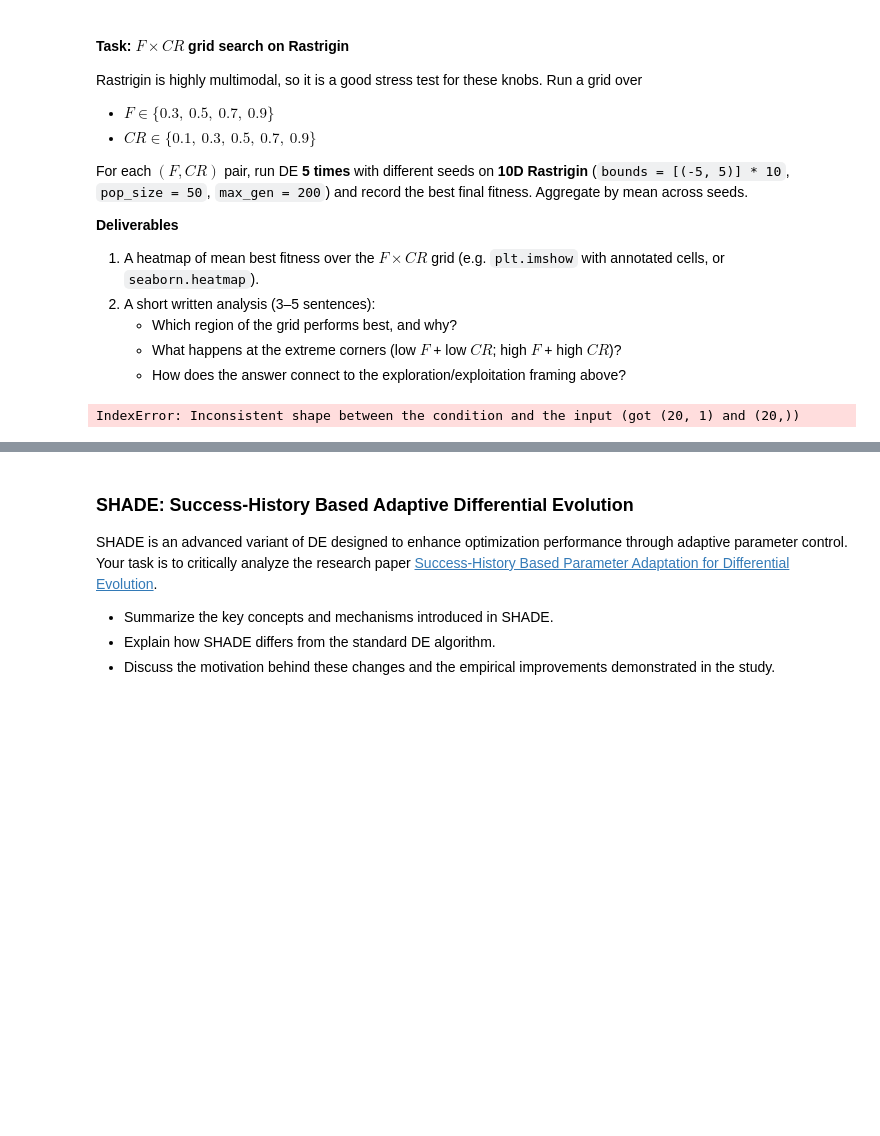
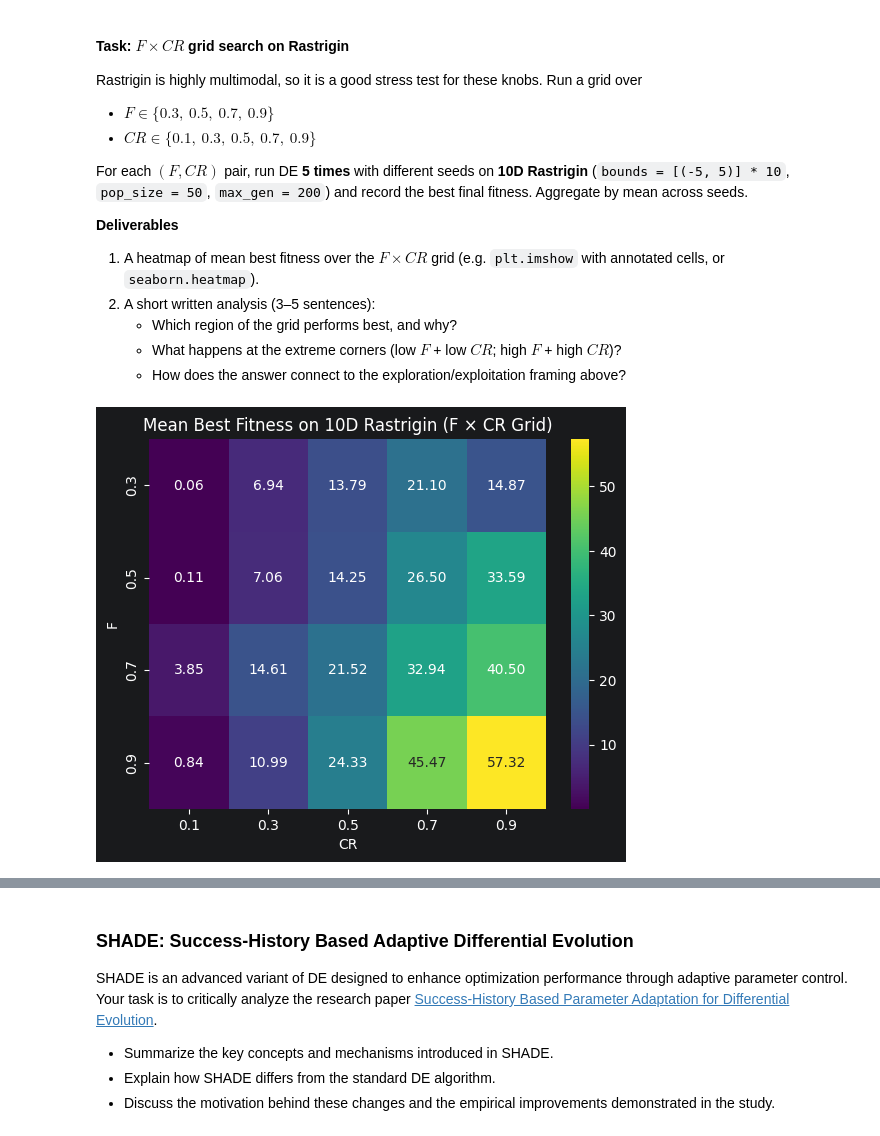
Before and after one commit to dmarek03/agh-stochastic-ml, a Jupyter notebook: lab10/instructions.ipynb, the cells around one changed output, grey strips where cells are left out. Cells and saved outputs as stored; diff of their text form; code cells hidden in the pictures; blank space fills up the shorter version.

```diff
--- a/lab10/instructions.ipynb
+++ b/lab10/instructions.ipynb
@@ -341,7 +341,7 @@ for i, f in enumerate(f_values):
         for run in range(5):
             result = differential_evolution(
                 rastrigin,
-                bounds=BOUNDS * 10,
+                bounds=[(-5, 5)] * 10,
                 pop_size=50,
                 F=f,
                 CR=cr,
@@ -351,9 +351,12 @@ for i, f in enumerate(f_values):
             res_to_agg.append(result.best_value)
 
         results[i, j] = np.mean(res_to_agg)
-# %%
-import seaborn as sns
-
-sns.heatmap(results, annot=True, fmt=".2f", cmap="viridis")
-# %% [output]
-IndexError: Inconsistent shape between the condition and the input (got (20, 1) and (20,))
+# %%
+sns.heatmap(results, annot=True, fmt=".2f", cmap="viridis",
+            xticklabels=cr_values, yticklabels=f_values)
+plt.xlabel("CR")
+plt.ylabel("F")
+plt.title("Mean Best Fitness on 10D Rastrigin (F × CR Grid)")
+plt.show()
+# %% [output]
+[figure, added]
```
Also changed, not shown: parts of 4 cells of this notebook.
